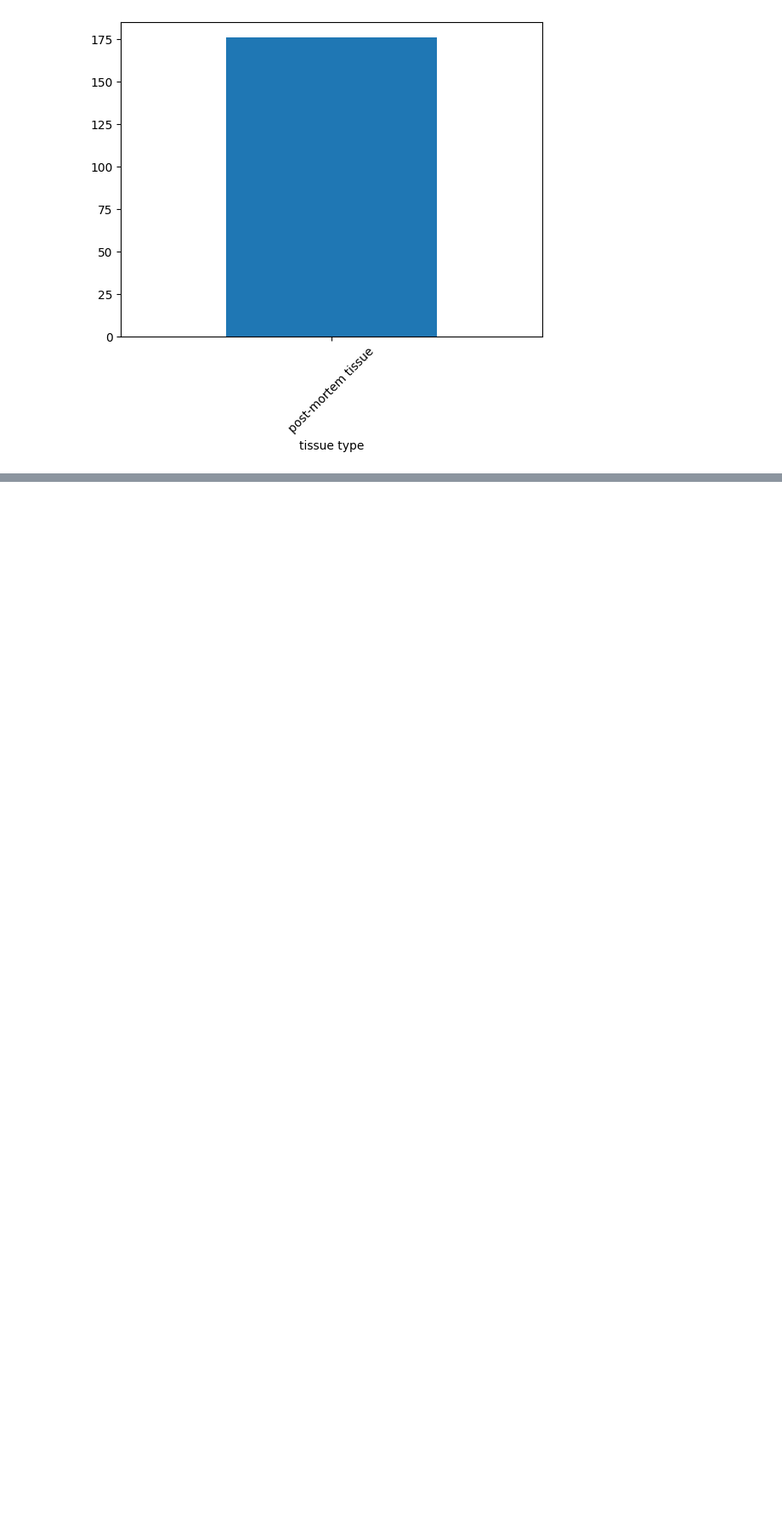
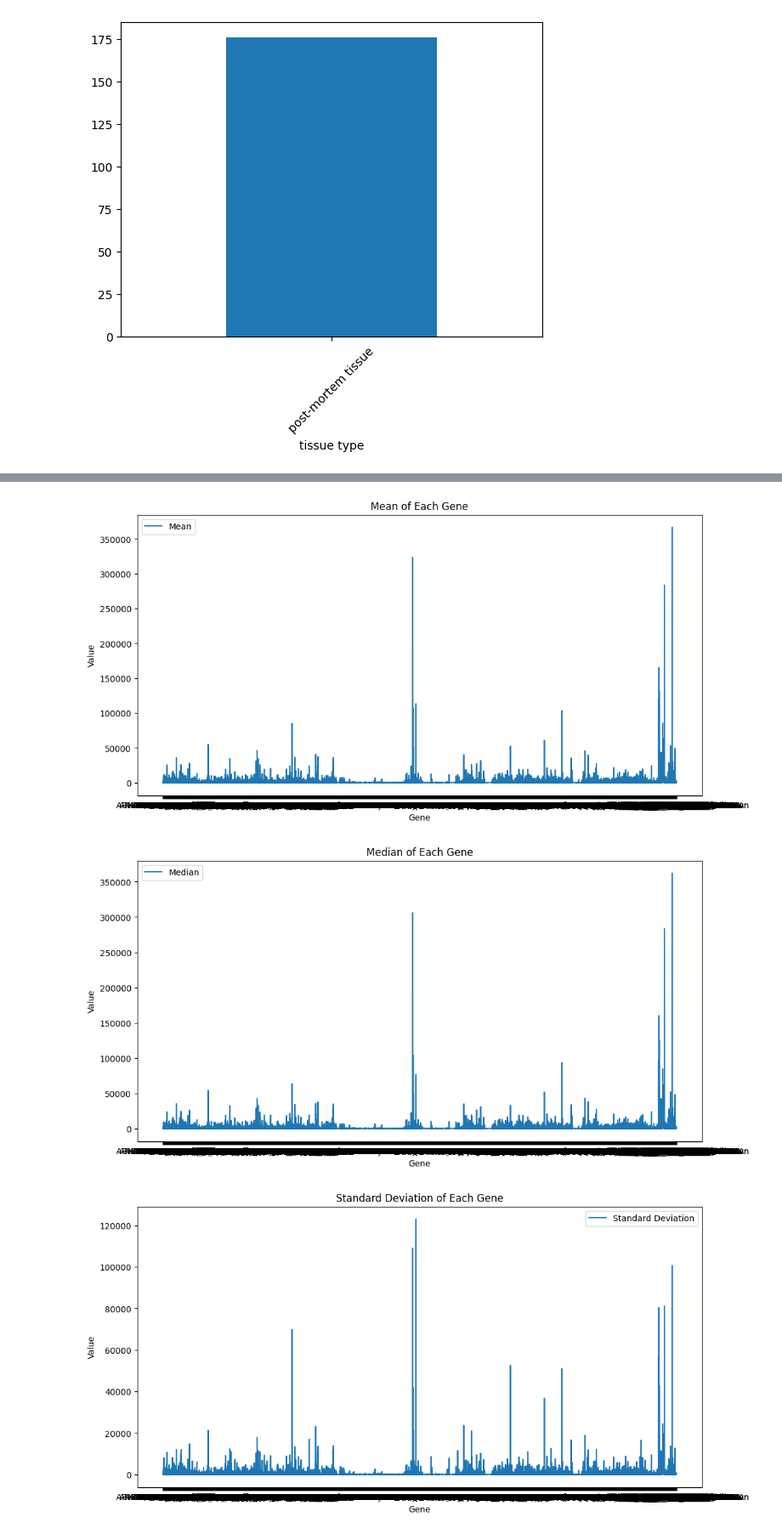
Before and after one commit to demic-dev/als-biomarker-identification-project, a Jupyter notebook: Project.ipynb, the cells around one changed output, grey strips where cells are left out. Shown at 85% size. Saved outputs shown, nothing was run; the diff lists cells and outputs as text; code cells hidden in the pictures; blank space fills up the shorter version.

```diff
--- a/Project.ipynb
+++ b/Project.ipynb
@@ -5,8 +24,15 @@ gc.collect()
+# %%
+from modules.RNA import RNASeq
+import glob
+
+fromFile = True
+genesFile = "outputs/genes_counts.csv"
 # %%
-from modules.RNA import RNASeq
-import glob
+sequencing = RNASeq(verbose=True)
 
-sequencing = RNASeq(verbose=True)
-sequencing.load_bulk_data(glob.glob("data/*.txt"))
-sequencing.load_annotations("data/GSE124439_family.xml")
+if fromFile:
+    sequencing.load_csv(genesFile)
+else:
+    sequencing.load_bulk_data(glob.glob('data/*.txt'), overwrite=True)
+    sequencing.save_csv(genesFile)
 # %% [output]
@@ -57,0 +150,10 @@ plt.show()
+# %%
+#Gene Expression Overview
+sequencing.get_mean()
+sequencing.get_median()
+sequencing.get_std()
+sequencing.get_mean_median_std()
+# %% [output]
+[figure, added]
+[figure, added]
+[figure, added]
```
Also changed, not shown: parts of 15 cells of this notebook, 3 other files.
